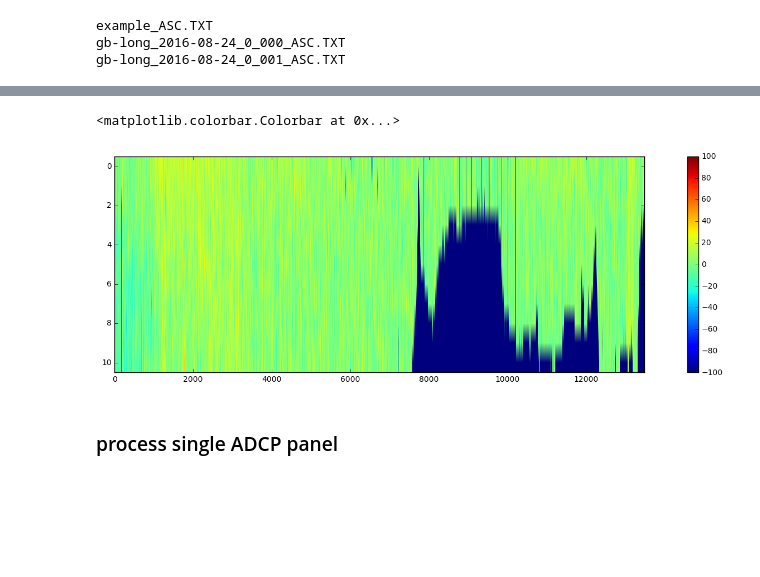
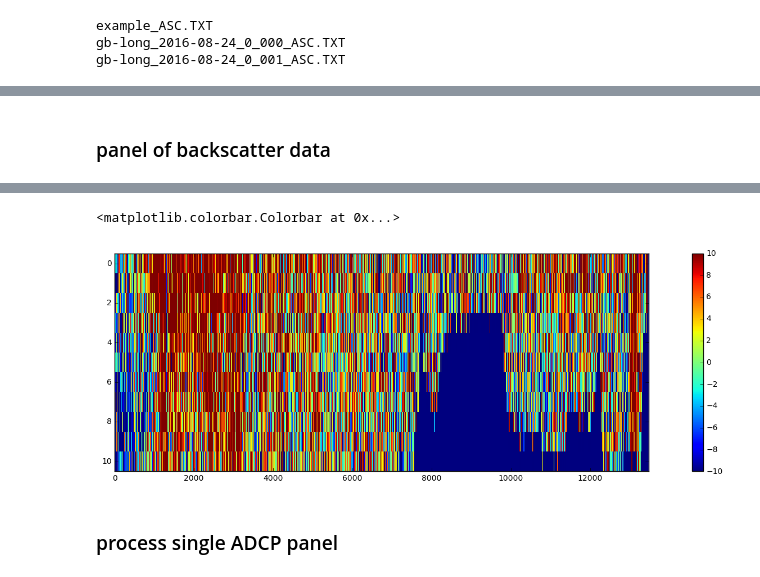
Before and after one commit to aleaf/ADCP, a Jupyter notebook: demo.ipynb, the cells around one changed output, grey strips where cells are left out. Drawn from its saved outputs; the diff is of its cells as text; code cells hidden in the pictures; blank space fills up the shorter version.

Commit message:
panel to frame output

```diff
--- a/demo.ipynb
+++ b/demo.ipynb
@@ -136,3 +164,5 @@ gb-long_2016-08-24_0_001_ASC.TXT
+# %% [markdown]
+### panel of backscatter data
 # %%
 pn.axes
 # %% [output]
@@ -154,12 +184,12 @@ pn.axes
        dtype='object')]
 # %%
 fig, ax = plt.subplots(figsize=(20, 5))
-plt.imshow(pn.ix[:, :10, 'vy'], vmin=-100, vmax=100)
+plt.imshow(pn.ix[:, :10., 'vy'], vmin=-10, vmax=10, interpolation='None')
 plt.gca().set_aspect(500)
 plt.colorbar()
 # %% [output]
 <matplotlib.colorbar.Colorbar at 0x...>
-[figure, old version]
+[figure, new version]
 # %% [markdown]
 ### process single ADCP panel
 # %%
```
Also changed, not shown: parts of 14 cells of this notebook, 1 other file.
